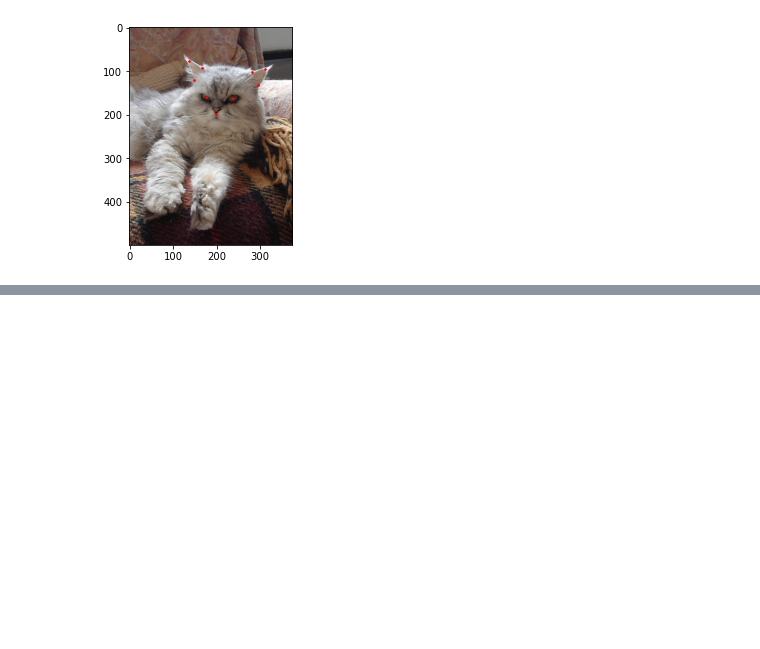
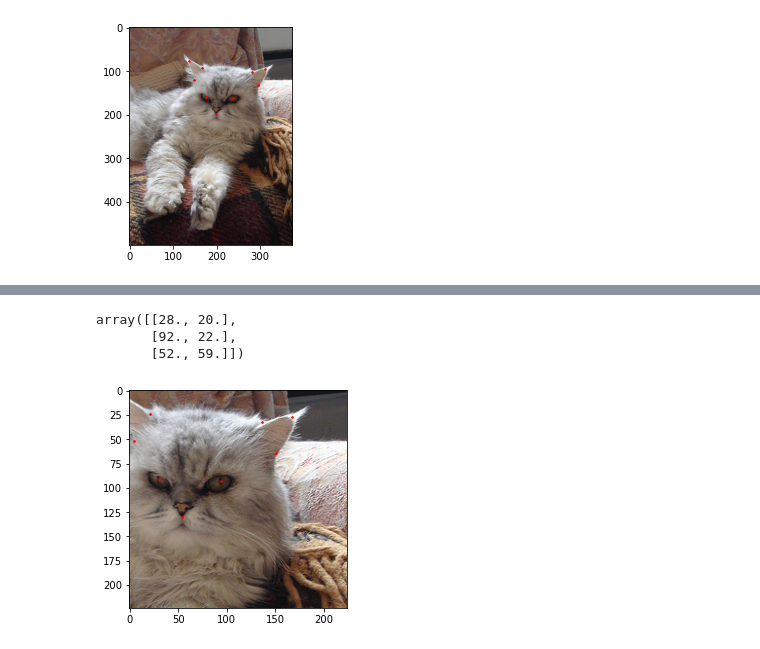
Before and after one commit to MaxVanDijck/cat-face-detection, a Jupyter notebook: model.ipynb, the cells around one changed output, grey strips where cells are left out. Cells and saved outputs as stored; diff of their text form; code cells hidden in the pictures; blank space fills up the shorter version.

```diff
--- a/model.ipynb
+++ b/model.ipynb
@@ -51,0 +90,24 @@ img_name
+# %%
+transformed_points = []
+for point in transformed_keypoints:
+    transformed_points.append([point[0], point[1]])
+
+transformed_points = np.asarray(transformed_points)
+transformed_points
+# %% [output]
+array([[28., 20.],
+       [92., 22.],
+       [52., 59.]])
+# %%
+def show_landmarks(image, landmarks):
+    """Show image with landmarks"""
+    plt.imshow(image)
+    plt.scatter(transformed_points[:, 0], transformed_points[:, 1], s=10, marker='.', c='r')
+    plt.pause(0.001)  # pause a bit so that plots are updated
+
+plt.figure()
+show_landmarks(transformed_image,
+               transformed_points)
+plt.show()
+# %% [output]
+[figure, added]
```
Also changed, not shown: parts of 6 cells of this notebook.
